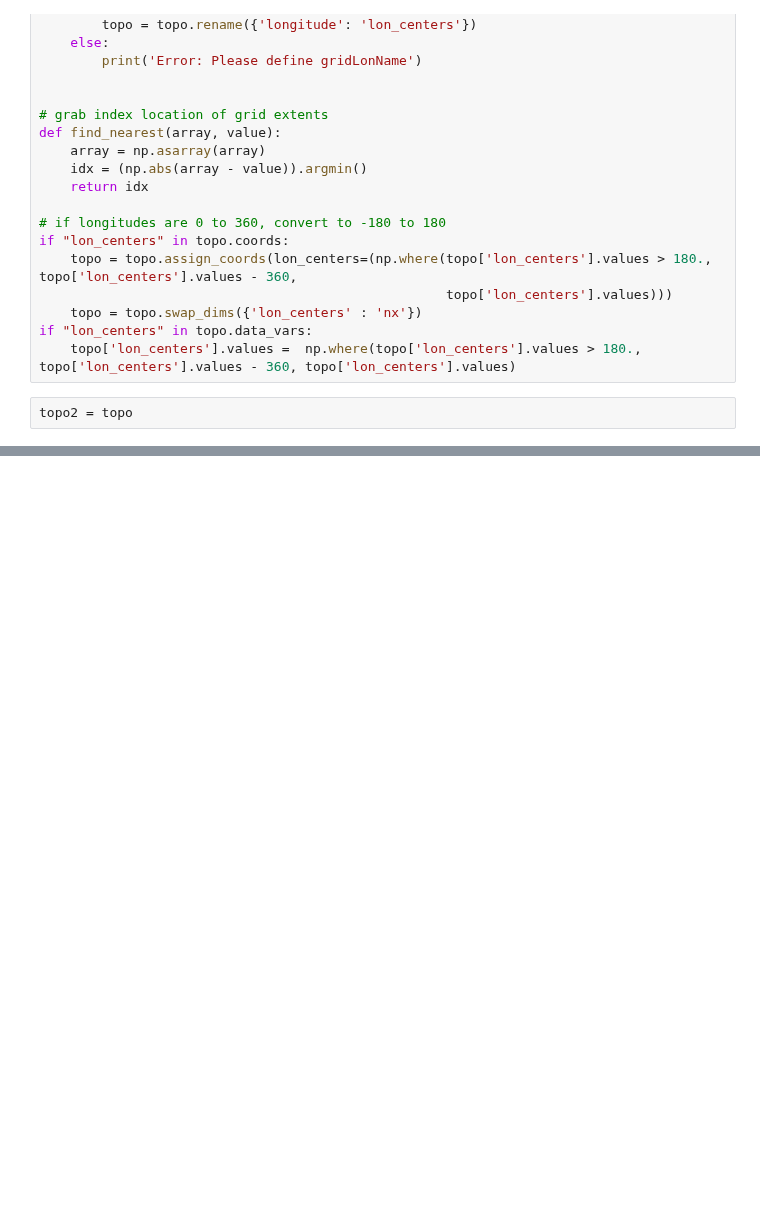
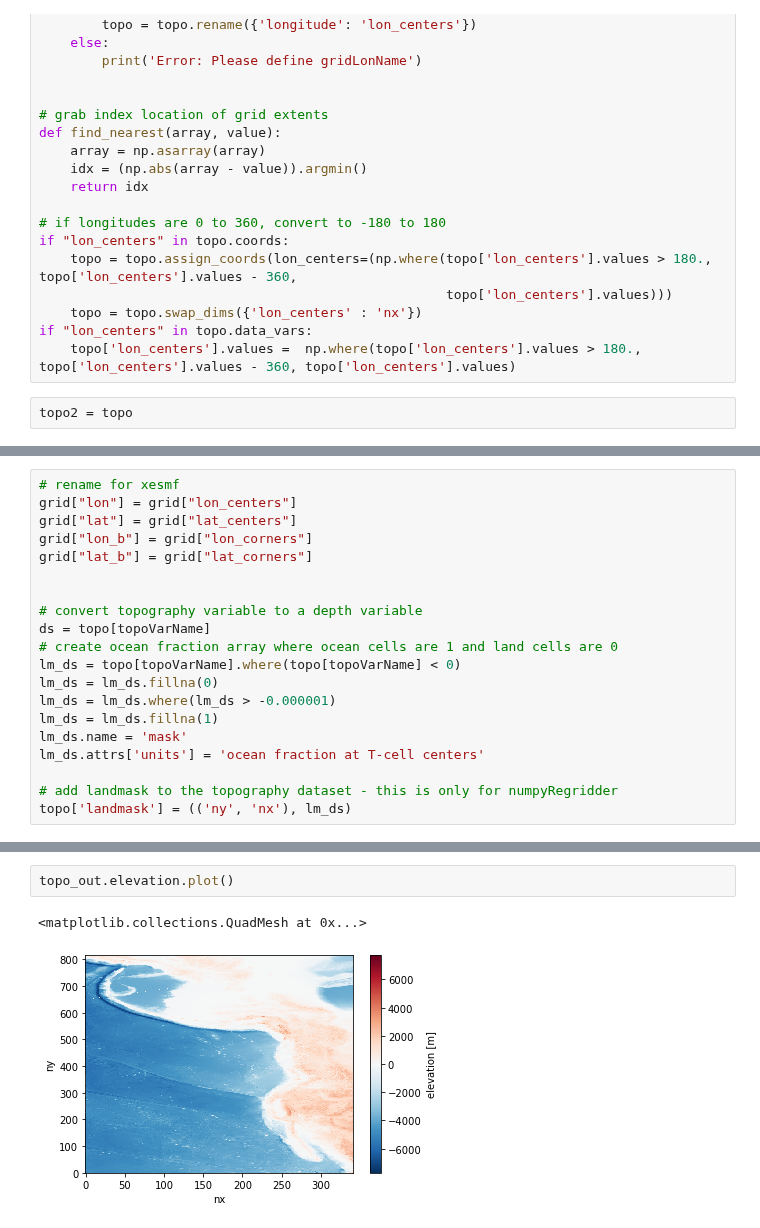
Before and after one commit to jsimkins2/esm_lab, a Jupyter notebook: bathyTools/TopoTools/periodicity_expansion.ipynb, the cells around one changed output, grey strips where cells are left out. Drawn from its saved outputs; the diff is of its cells as text; blank space fills up the shorter version.

```diff
--- a/bathyTools/TopoTools/periodicity_expansion.ipynb
+++ b/bathyTools/TopoTools/periodicity_expansion.ipynb
@@ -420,0 +422,20 @@ topo.elevation.plot()
+# %%
+# rename for xesmf
+grid["lon"] = grid["lon_centers"]
+grid["lat"] = grid["lat_centers"]
+grid["lon_b"] = grid["lon_corners"]
+grid["lat_b"] = grid["lat_corners"]
+
+
+# convert topography variable to a depth variable
+ds = topo[topoVarName]
+# create ocean fraction array where ocean cells are 1 and land cells are 0
+lm_ds = topo[topoVarName].where(topo[topoVarName] < 0)
+lm_ds = lm_ds.fillna(0)
+lm_ds = lm_ds.where(lm_ds > -0.000001)
+lm_ds = lm_ds.fillna(1)
+lm_ds.name = 'mask'
+lm_ds.attrs['units'] = 'ocean fraction at T-cell centers'
+
+# add landmask to the topography dataset - this is only for numpyRegridder
+topo['landmask'] = (('ny', 'nx'), lm_ds)
@@ -420,0 +564,5 @@ topo.elevation.plot()
+# %%
+topo_out.elevation.plot()
+# %% [output]
+<matplotlib.collections.QuadMesh at 0x...>
+[figure, added]
```
Also changed, not shown: parts of 14 cells of this notebook, 10 other files.
